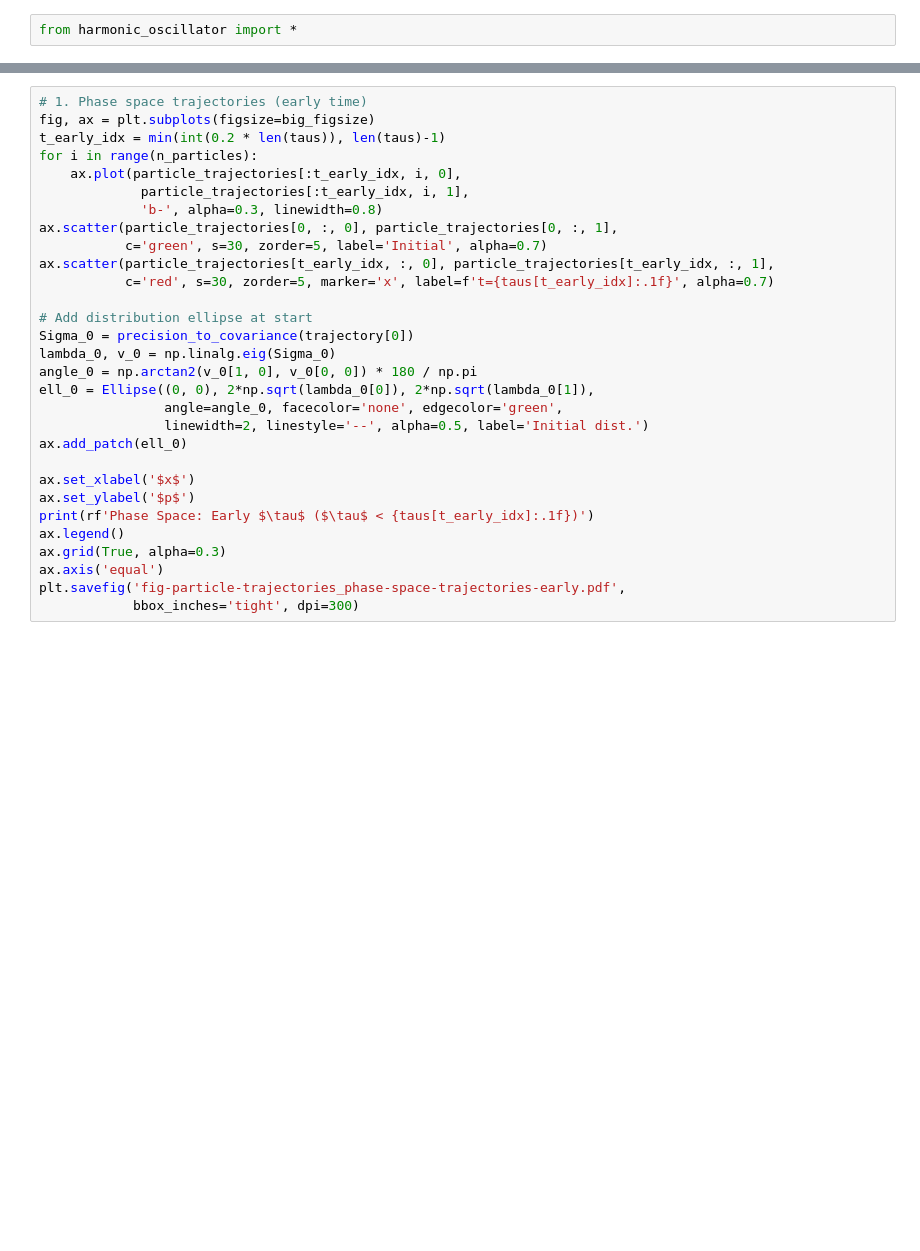
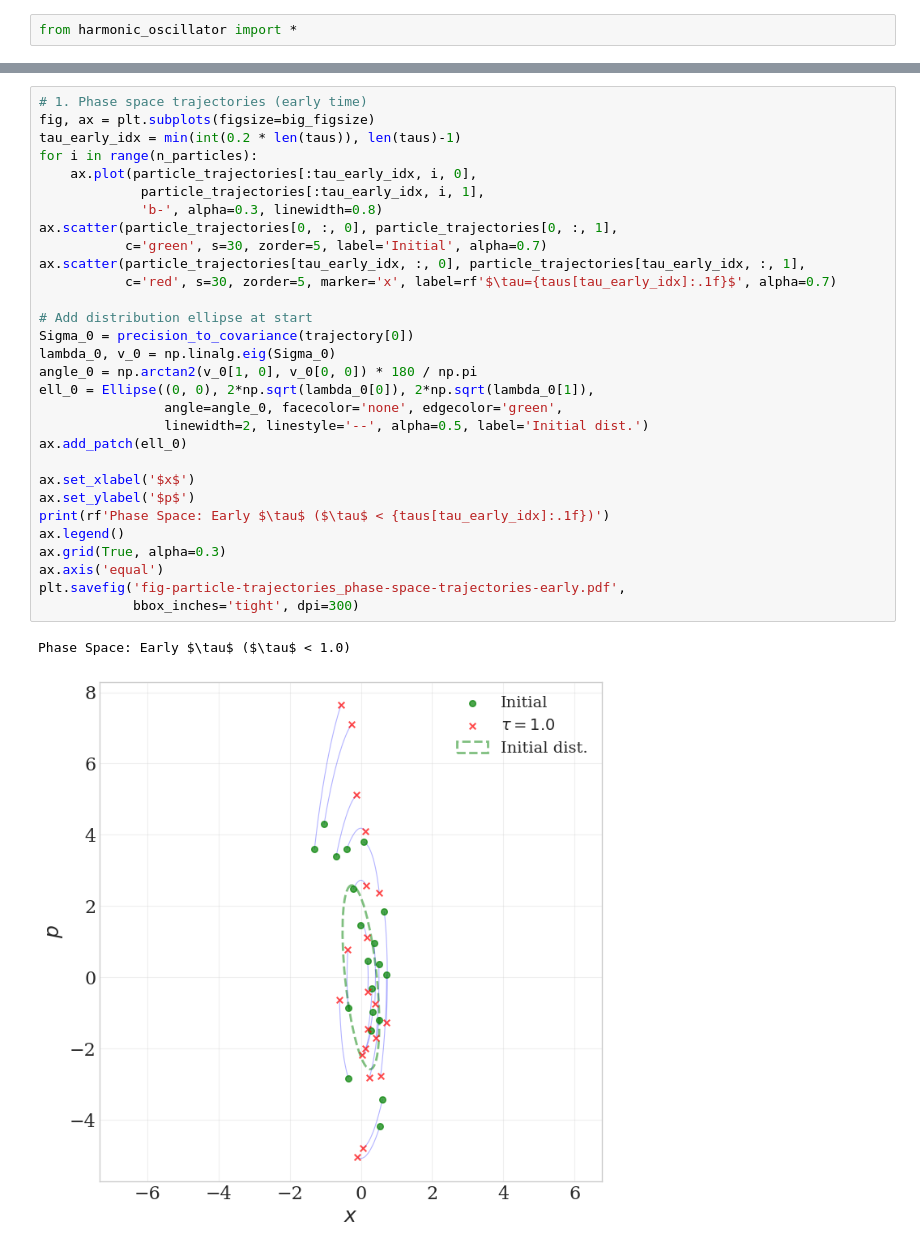
Before and after one commit to lawrennd/tig-code, a Jupyter notebook: mass-spring-simulation-example.ipynb, the cells around one changed output, grey strips where cells are left out. Cells and saved outputs as stored; diff of their text form; blank space fills up the shorter version.

Commit message:
Cleanup phase 1

```diff
--- a/mass-spring-simulation-example.ipynb
+++ b/mass-spring-simulation-example.ipynb
@@ -324,33 +392,36 @@ particle_energies = 0.5 * k_eff_traj[:, np.newaxis] * particle_trajectories[:, :
 # %%
 # 1. Phase space trajectories (early time)
 fig, ax = plt.subplots(figsize=big_figsize)
-t_early_idx = min(int(0.2 * len(taus)), len(taus)-1)
+tau_early_idx = min(int(0.2 * len(taus)), len(taus)-1)
 for i in range(n_particles):
-    ax.plot(particle_trajectories[:t_early_idx, i, 0],
-             particle_trajectories[:t_early_idx, i, 1],
+    ax.plot(particle_trajectories[:tau_early_idx, i, 0],
+             particle_trajectories[:tau_early_idx, i, 1],
              'b-', alpha=0.3, linewidth=0.8)
 ax.scatter(particle_trajectories[0, :, 0], particle_trajectories[0, :, 1],
            c='green', s=30, zorder=5, label='Initial', alpha=0.7)
-ax.scatter(particle_trajectories[t_early_idx, :, 0], particle_trajectories[t_early_idx, :, 1],
-           c='red', s=30, zorder=5, marker='x', label=f't={taus[t_early_idx]:.1f}', alpha=0.7)
+ax.scatter(particle_trajectories[tau_early_idx, :, 0], particle_trajectories[tau_early_idx, :, 1],
+           c='red', s=30, zorder=5, marker='x', label=rf'$\tau={taus[tau_early_idx]:.1f}$', alpha=0.7)
 
 # Add distribution ellipse at start
 Sigma_0 = precision_to_covariance(trajectory[0])
 lambda_0, v_0 = np.linalg.eig(Sigma_0)
 angle_0 = np.arctan2(v_0[1, 0], v_0[0, 0]) * 180 / np.pi
 ell_0 = Ellipse((0, 0), 2*np.sqrt(lambda_0[0]), 2*np.sqrt(lambda_0[1]),
                 angle=angle_0, facecolor='none', edgecolor='green',
                 linewidth=2, linestyle='--', alpha=0.5, label='Initial dist.')
 ax.add_patch(ell_0)
 
 ax.set_xlabel('$x$')
 ax.set_ylabel('$p$')
-print(rf'Phase Space: Early $\tau$ ($\tau$ < {taus[t_early_idx]:.1f})')
+print(rf'Phase Space: Early $\tau$ ($\tau$ < {taus[tau_early_idx]:.1f})')
 ax.legend()
 ax.grid(True, alpha=0.3)
 ax.axis('equal')
 plt.savefig('fig-particle-trajectories_phase-space-trajectories-early.pdf',
             bbox_inches='tight', dpi=300)
+# %% [output]
+Phase Space: Early $\tau$ ($\tau$ < 1.0)
+[figure, added]
 # %%
 # 2. Phase space trajectories (late time)
 fig, ax = plt.subplots(figsize=big_figsize)
```
Also changed, not shown: parts of 30 cells of this notebook.
